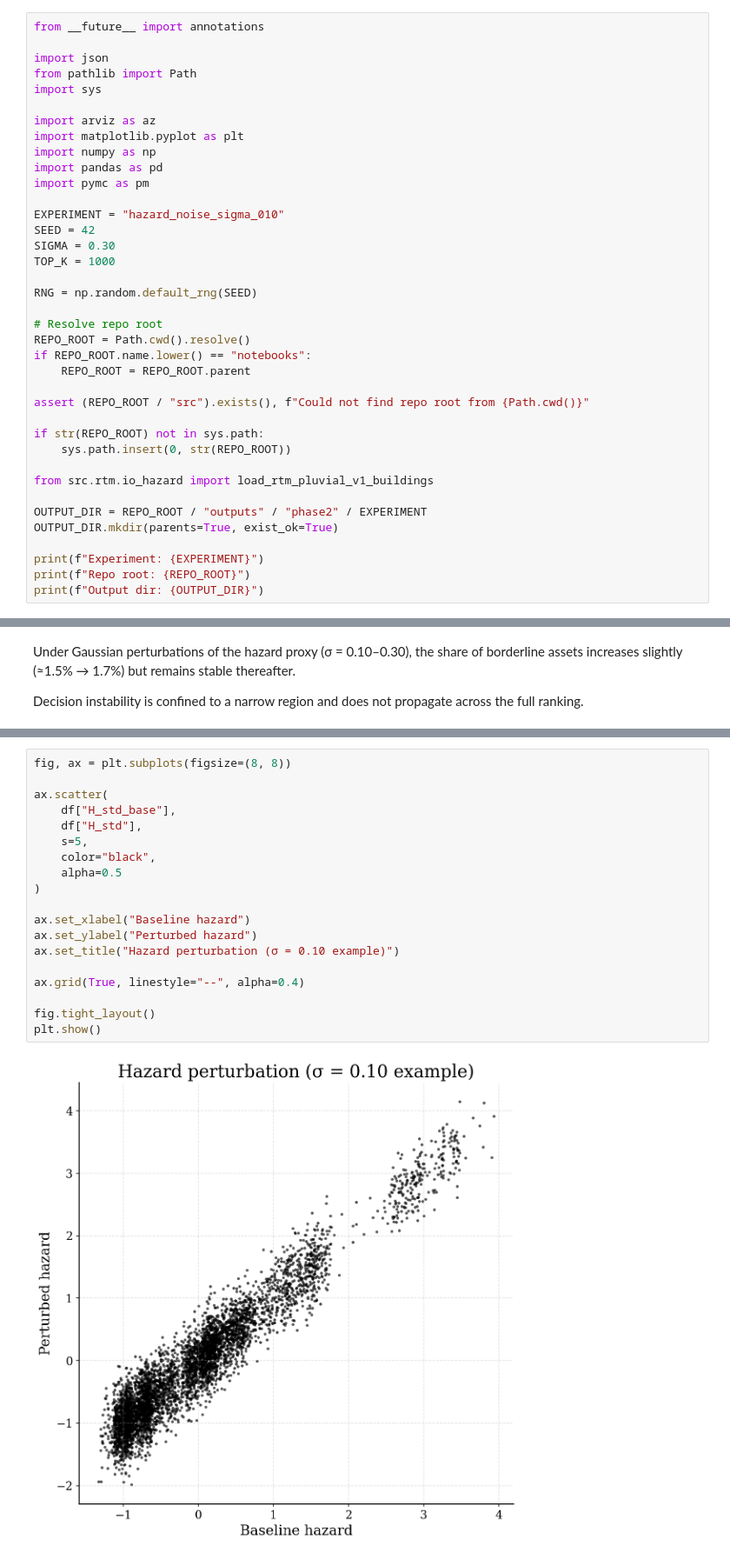
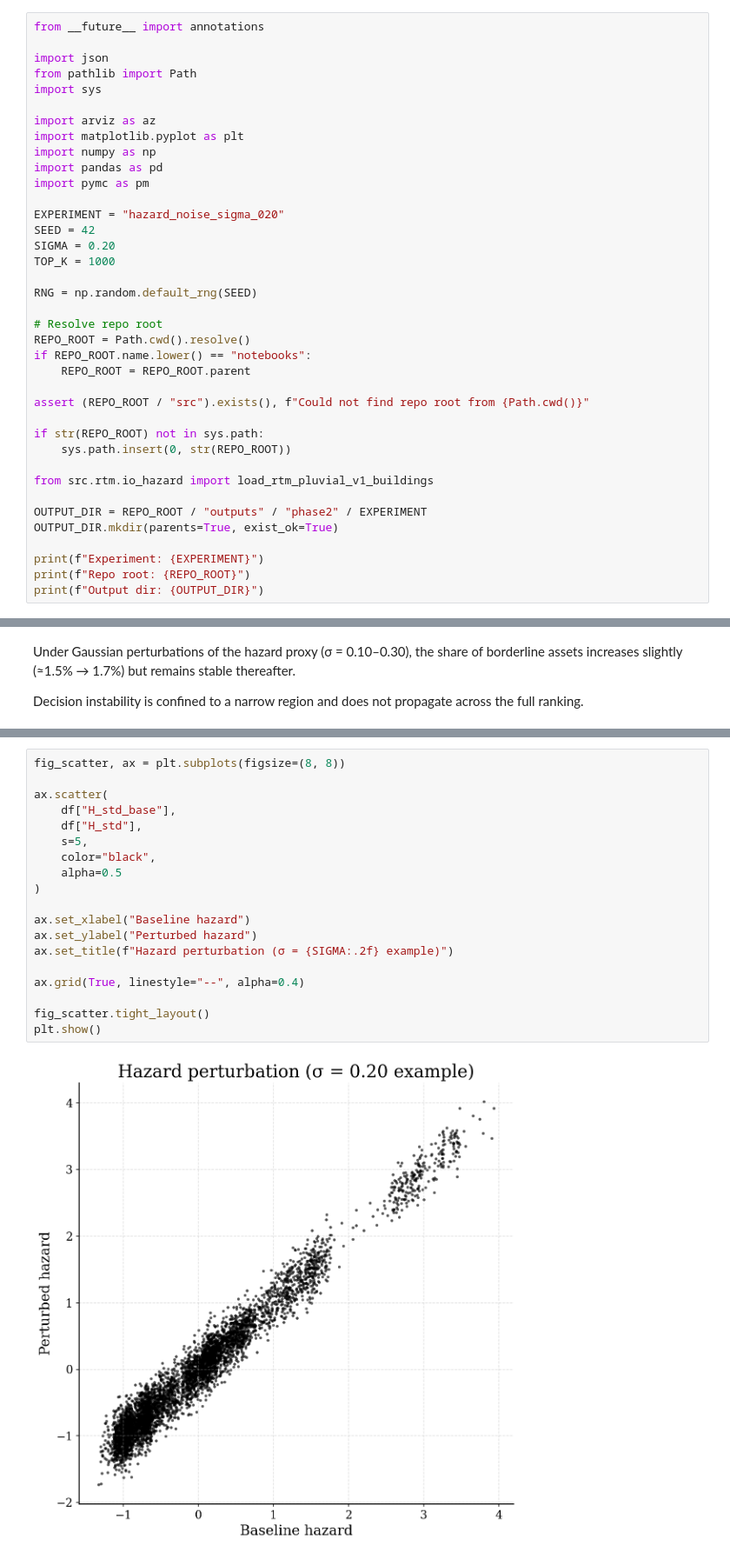
Before and after one commit to Habnetic/resilient-housing-bayes, a Jupyter notebook: notebooks/15_phase2_hazard_noise.ipynb, the cells around one changed output, grey strips where cells are left out. Shown at 87% size. Drawn from its saved outputs; the diff is of its cells as text.

```diff
--- a/notebooks/15_phase2_hazard_noise.ipynb
+++ b/notebooks/15_phase2_hazard_noise.ipynb
@@ -40,9 +40,9 @@ import numpy as np
 import pandas as pd
 import pymc as pm
 
-EXPERIMENT = "hazard_noise_sigma_010"
+EXPERIMENT = "hazard_noise_sigma_020"
 SEED = 42
-SIGMA = 0.30
+SIGMA = 0.20
 TOP_K = 1000
 
 RNG = np.random.default_rng(SEED)
@@ -305,22 +321,22 @@ fig.savefig(OUTPUT_DIR / "borderline_vs_sigma.svg", bbox_inches="tight")
 # %%
-fig, ax = plt.subplots(figsize=(8, 8))
+fig_scatter, ax = plt.subplots(figsize=(8, 8))
 
 ax.scatter(
     df["H_std_base"],
     df["H_std"],
     s=5,
     color="black",
     alpha=0.5
 )
 
 ax.set_xlabel("Baseline hazard")
 ax.set_ylabel("Perturbed hazard")
-ax.set_title("Hazard perturbation (σ = 0.10 example)")
+ax.set_title(f"Hazard perturbation (σ = {SIGMA:.2f} example)")
 
 ax.grid(True, linestyle="--", alpha=0.4)
 
-fig.tight_layout()
+fig_scatter.tight_layout()
 plt.show()
 # %% [output]
-[figure, old version]
+[figure, new version]
 # %%
```
Also changed, not shown: parts of 29 cells of this notebook, 3 other files.
